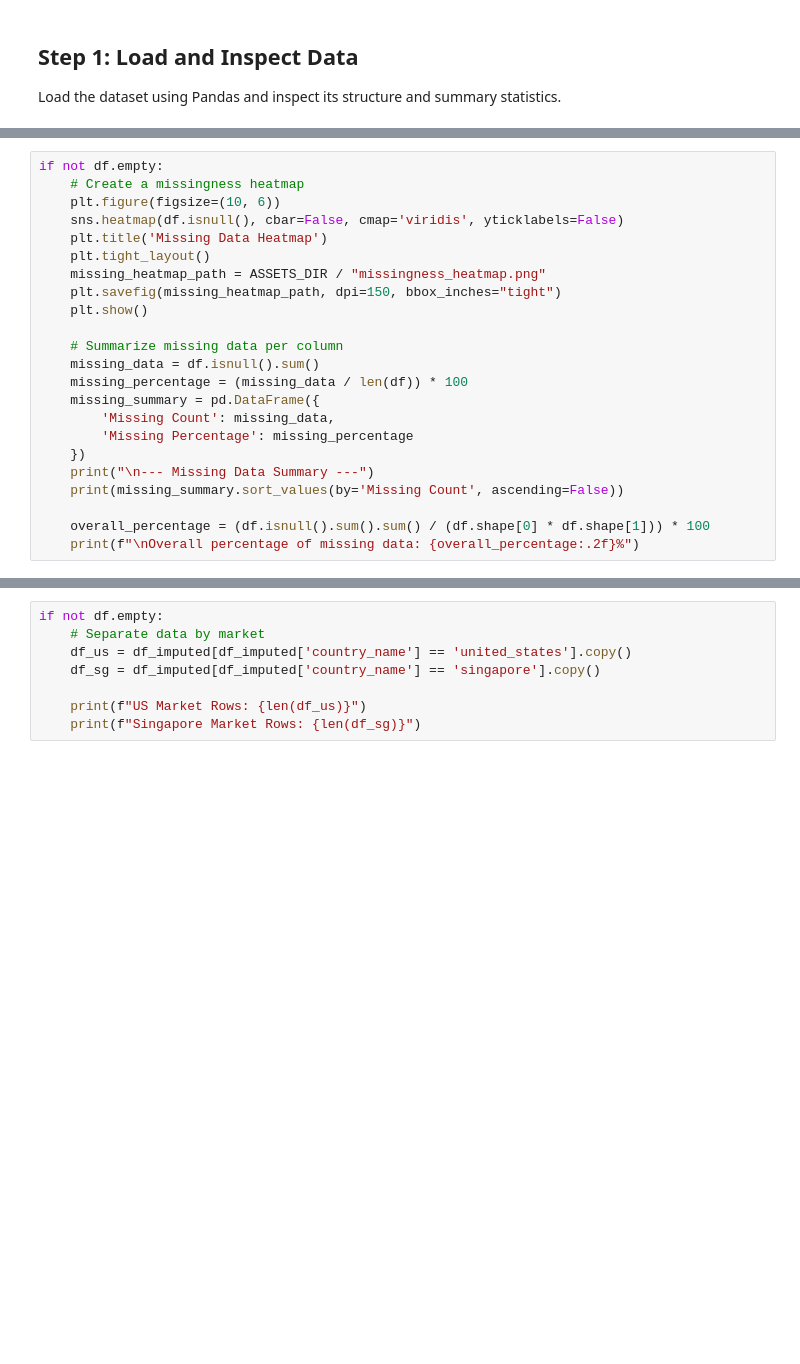
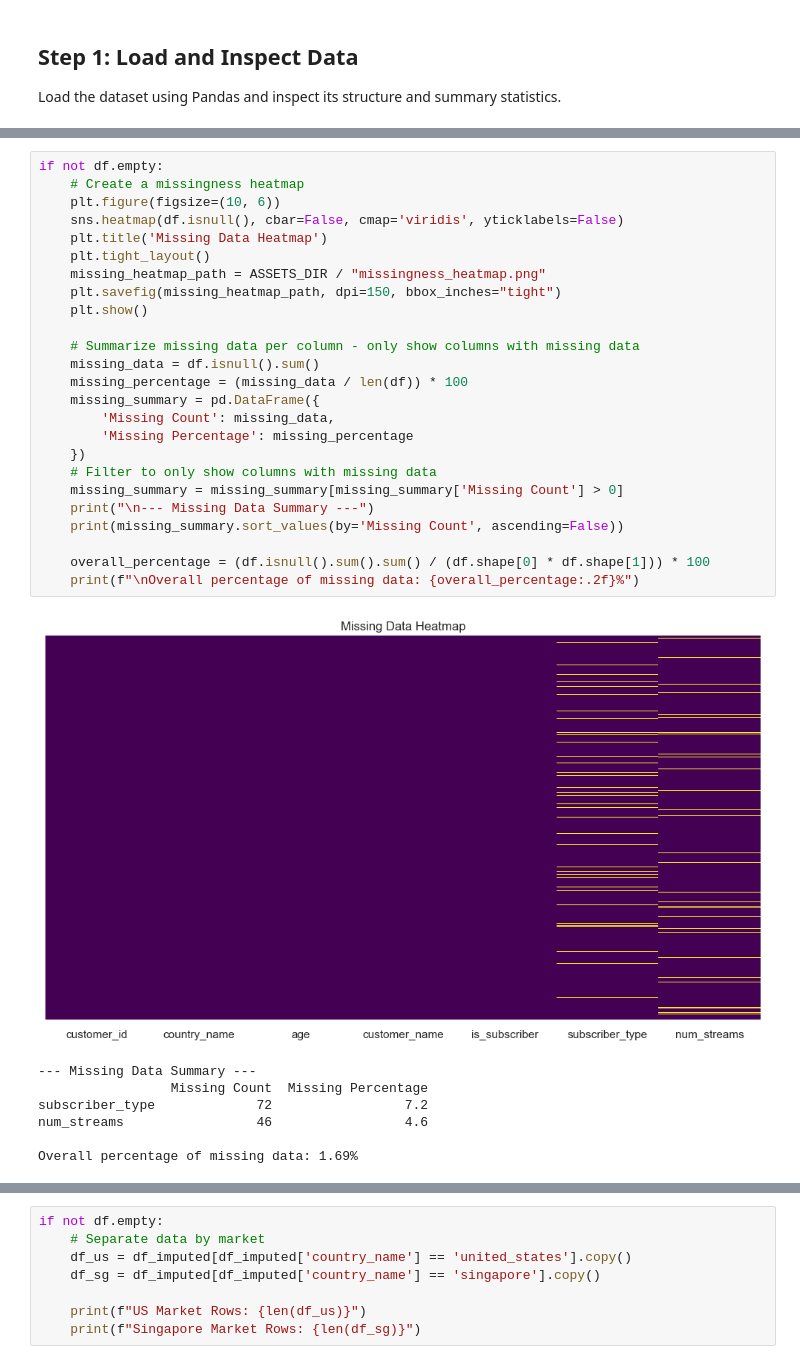
Before and after one commit to khaosans/Imputation, a Jupyter notebook: notebooks/aavail_imputation_workflow.ipynb, the cells around one changed output, grey strips where cells are left out. Saved outputs shown, nothing was run; the diff lists cells and outputs as text; blank space fills up the shorter version.

```diff
--- a/notebooks/aavail_imputation_workflow.ipynb
+++ b/notebooks/aavail_imputation_workflow.ipynb
@@ -74,26 +92,36 @@ We will create a heatmap to quickly identify patterns in missing data and then s
 # %%
 if not df.empty:
     # Create a missingness heatmap
     plt.figure(figsize=(10, 6))
     sns.heatmap(df.isnull(), cbar=False, cmap='viridis', yticklabels=False)
     plt.title('Missing Data Heatmap')
     plt.tight_layout()
     missing_heatmap_path = ASSETS_DIR / "missingness_heatmap.png"
     plt.savefig(missing_heatmap_path, dpi=150, bbox_inches="tight")
     plt.show()
 
-    # Summarize missing data per column
+    # Summarize missing data per column - only show columns with missing data
     missing_data = df.isnull().sum()
     missing_percentage = (missing_data / len(df)) * 100
     missing_summary = pd.DataFrame({
         'Missing Count': missing_data,
         'Missing Percentage': missing_percentage
     })
+    # Filter to only show columns with missing data
+    missing_summary = missing_summary[missing_summary['Missing Count'] > 0]
     print("\n--- Missing Data Summary ---")
     print(missing_summary.sort_values(by='Missing Count', ascending=False))
 
     overall_percentage = (df.isnull().sum().sum() / (df.shape[0] * df.shape[1])) * 100
     print(f"\nOverall percentage of missing data: {overall_percentage:.2f}%")
+# %% [output]
+[figure, added]
+--- Missing Data Summary ---
+                 Missing Count  Missing Percentage
+subscriber_type             72                 7.2
+num_streams                 46                 4.6
+
+Overall percentage of missing data: 1.69%
 # %% [markdown]
 **Missing Data Analysis:**
 
```
Also changed, not shown: parts of 15 cells of this notebook, 12 other files.
